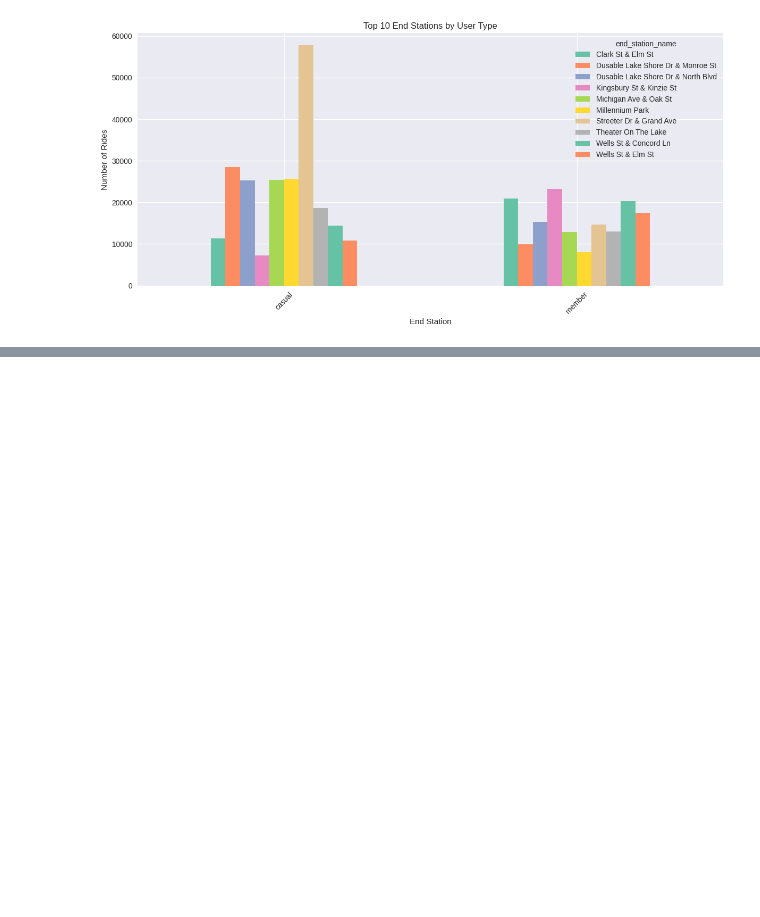
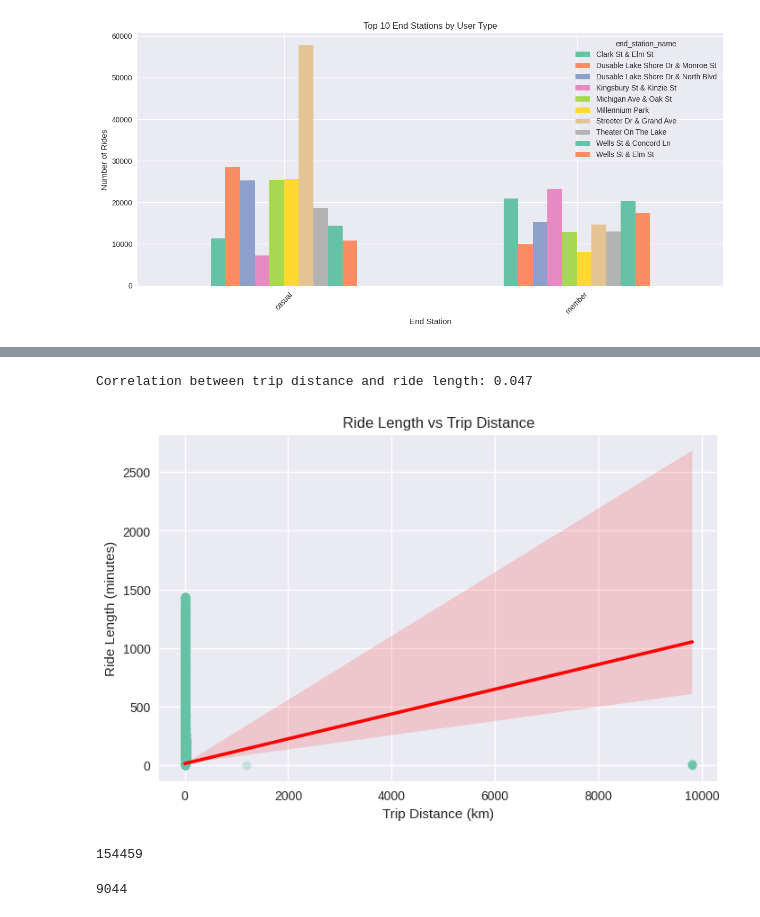
Before and after one commit to khaulaejaz/Bike-Share-Analysis, a Jupyter notebook: bike_share_eda.ipynb, the cells around one changed output, grey strips where cells are left out. Drawn from its saved outputs; the diff is of its cells as text; code cells hidden in the pictures; blank space fills up the shorter version.

```diff
--- a/bike_share_eda.ipynb
+++ b/bike_share_eda.ipynb
@@ -649,0 +704,27 @@ plt.show()
+# %%
+corr = df['distance_km'].corr(df['ride_length'])
+print(f"Correlation between trip distance and ride length: {corr:.3f}")
+
+plt.figure(figsize=(8,5))
+sns.regplot(x='distance_km', y='ride_length', data=df, scatter_kws={'alpha':0.3}, line_kws={'color':'red'})
+plt.title('Ride Length vs Trip Distance')
+plt.xlabel('Trip Distance (km)')
+plt.ylabel('Ride Length (minutes)')
+plt.show()
+# %% [output]
+Correlation between trip distance and ride length: 0.047
+[figure, added]
+# %%
+zero_dist_long_time = df[
+    (df['distance_km'] < 0.01) & (df['ride_length'] > 10)
+]
+
+print(len(zero_dist_long_time))
+# %% [output]
+154459
+# %%
+df['speed_kmh'] = df['distance_km'] / (df['ride_length'] / 60)
+invalid_speed = df[df['speed_kmh'] > 60]
+print(len(invalid_speed))
+# %% [output]
+9044
```
Also changed, not shown: parts of 15 cells of this notebook.
